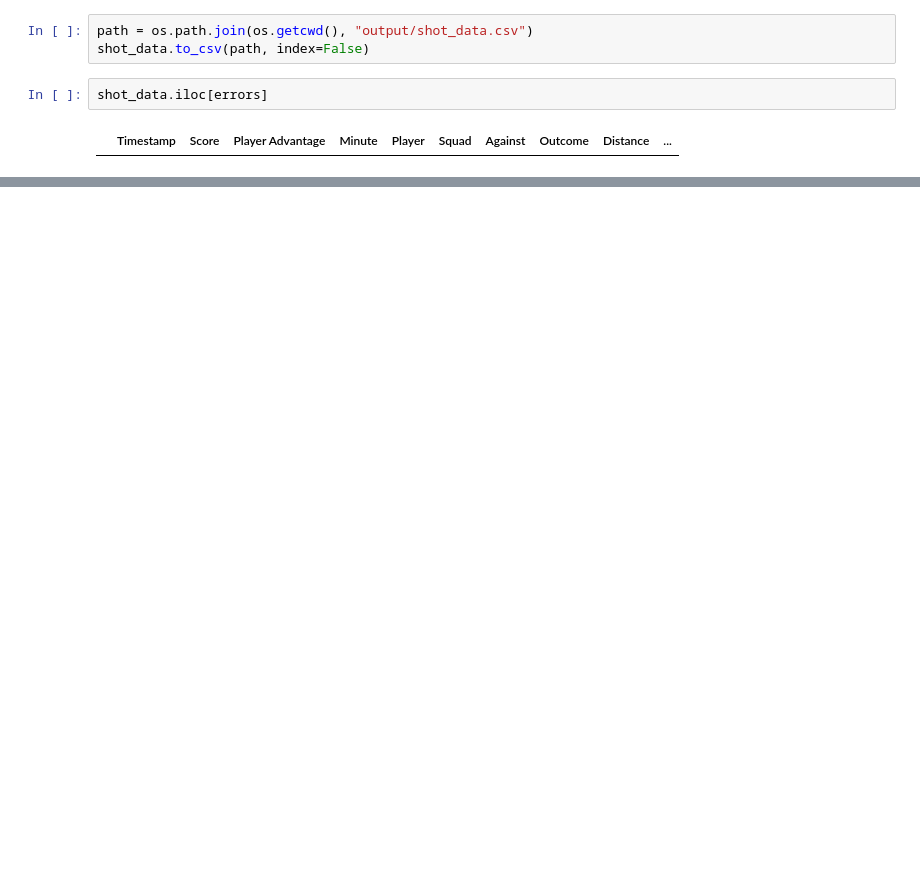
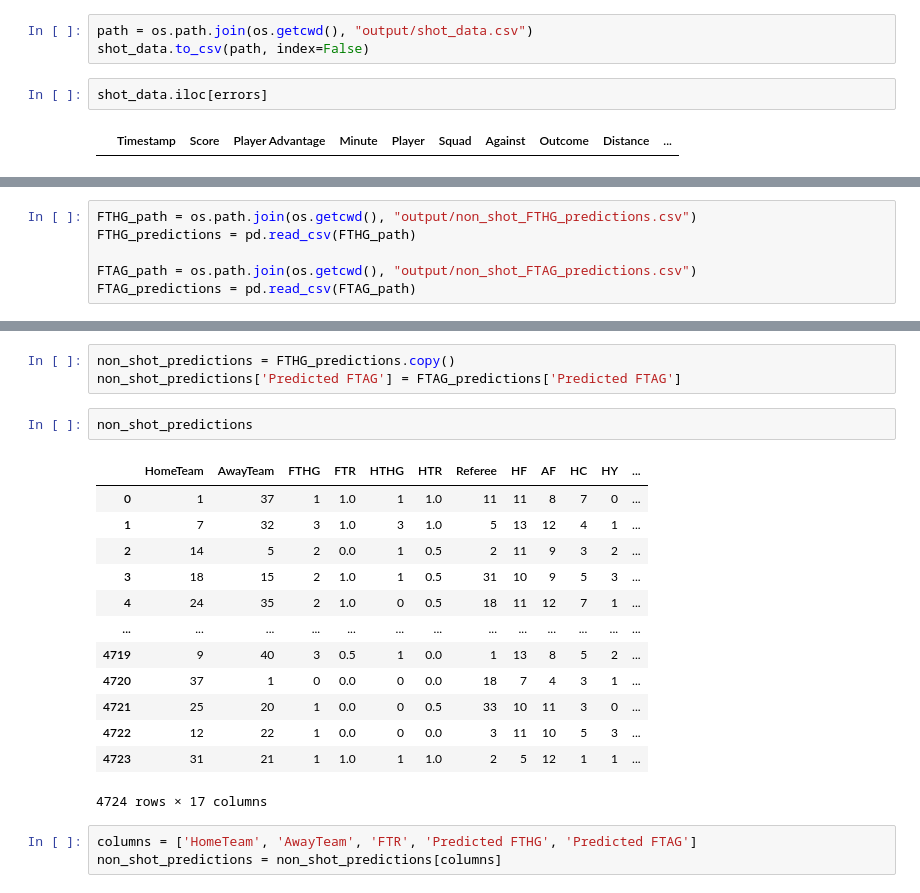
Before and after one commit to abircb/beat-the-bookie, a Jupyter notebook: non_shot_and_shot.ipynb, the cells around one changed output, grey strips where cells are left out. Saved outputs shown, nothing was run; the diff lists cells and outputs as text; blank space fills up the shorter version.

Commit message:
integrated non-shot xG with the ELO classifier

```diff
--- a/non_shot_and_shot.ipynb
+++ b/non_shot_and_shot.ipynb
@@ -124,0 +129,6 @@ shot_data.iloc[errors]
+# %%
+FTHG_path = os.path.join(os.getcwd(), "output/non_shot_FTHG_predictions.csv")
+FTHG_predictions = pd.read_csv(FTHG_path)
+
+FTAG_path = os.path.join(os.getcwd(), "output/non_shot_FTAG_predictions.csv")
+FTAG_predictions = pd.read_csv(FTAG_path)
@@ -124,0 +153,22 @@ shot_data.iloc[errors]
+# %%
+non_shot_predictions = FTHG_predictions.copy()
+non_shot_predictions['Predicted FTAG'] = FTAG_predictions['Predicted FTAG']
+# %%
+non_shot_predictions
+# %% [output]
+|  | HomeTeam | AwayTeam | FTHG | FTR | HTHG | HTR | Referee | HF | AF | HC | HY | ... |
+| 0 | 1 | 37 | 1 | 1.0 | 1 | 1.0 | 11 | 11 | 8 | 7 | 0 | ... |
+| 1 | 7 | 32 | 3 | 1.0 | 3 | 1.0 | 5 | 13 | 12 | 4 | 1 | ... |
+| 2 | 14 | 5 | 2 | 0.0 | 1 | 0.5 | 2 | 11 | 9 | 3 | 2 | ... |
+| 3 | 18 | 15 | 2 | 1.0 | 1 | 0.5 | 31 | 10 | 9 | 5 | 3 | ... |
+| 4 | 24 | 35 | 2 | 1.0 | 0 | 0.5 | 18 | 11 | 12 | 7 | 1 | ... |
+| ... | ... | ... | ... | ... | ... | ... | ... | ... | ... | ... | ... | ... |
+| 4719 | 9 | 40 | 3 | 0.5 | 1 | 0.0 | 1 | 13 | 8 | 5 | 2 | ... |
+| 4720 | 37 | 1 | 0 | 0.0 | 0 | 0.0 | 18 | 7 | 4 | 3 | 1 | ... |
+| 4721 | 25 | 20 | 1 | 0.0 | 0 | 0.5 | 33 | 10 | 11 | 3 | 0 | ... |
+| 4722 | 12 | 22 | 1 | 0.0 | 0 | 0.0 | 3 | 11 | 10 | 5 | 3 | ... |
+| 4723 | 31 | 21 | 1 | 1.0 | 1 | 1.0 | 2 | 5 | 12 | 1 | 1 | ... |
+4724 rows × 17 columns
+# %%
+columns = ['HomeTeam', 'AwayTeam', 'FTR', 'Predicted FTHG', 'Predicted FTAG']
+non_shot_predictions = non_shot_predictions[columns]
```
Also changed, not shown: parts of 6 cells of this notebook, 5 other files.
